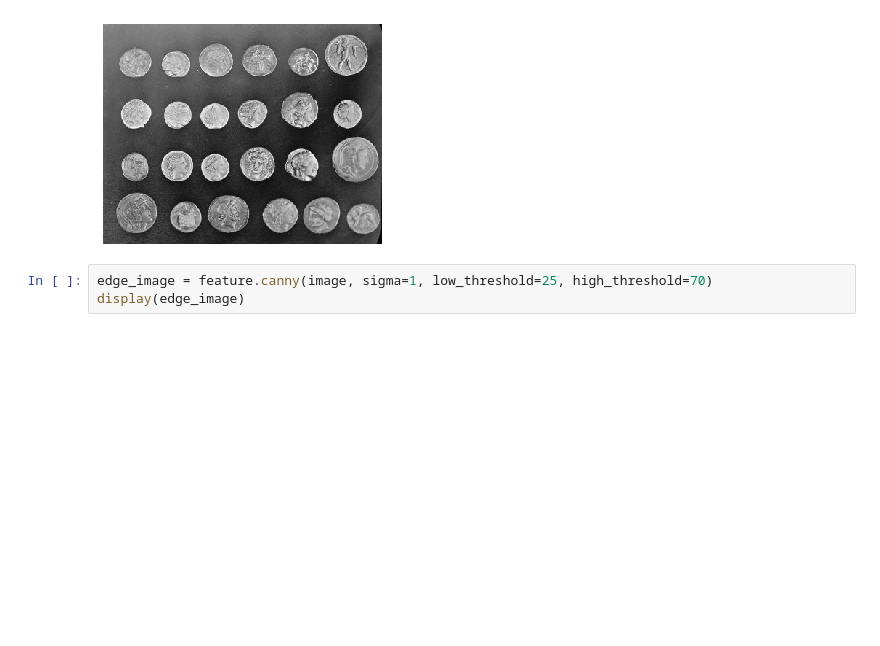
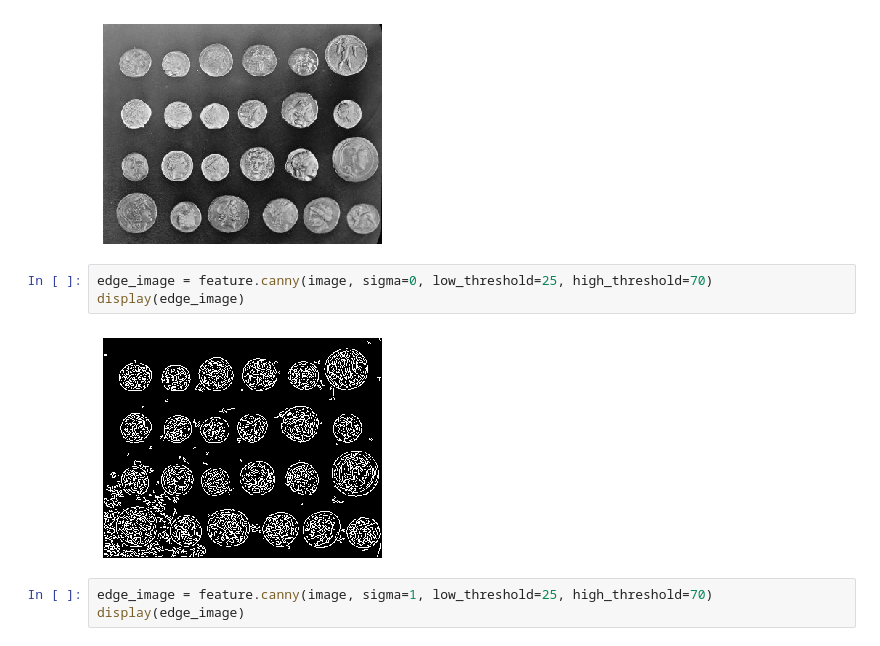
Before and after one commit to yrafalin/ComputerVision, a Jupyter notebook: EdgeDetection/Advanced edge detection.ipynb, the cells around one changed output. Cells and saved outputs as stored; diff of their text form; blank space fills up the shorter version.

Commit message:
Finalize canny question

```diff
--- a/EdgeDetection/Advanced edge detection.ipynb
+++ b/EdgeDetection/Advanced edge detection.ipynb
@@ -104,6 +112,11 @@ display(edge_image)
 display(image)
 # %% [output]
 [figure]
+# %%
+edge_image = feature.canny(image, sigma=0, low_threshold=25, high_threshold=70)
+display(edge_image)
+# %% [output]
+[figure, added]
 # %%
 edge_image = feature.canny(image, sigma=1, low_threshold=25, high_threshold=70)
 display(edge_image)
```
Also changed, not shown: parts of 23 cells of this notebook.
